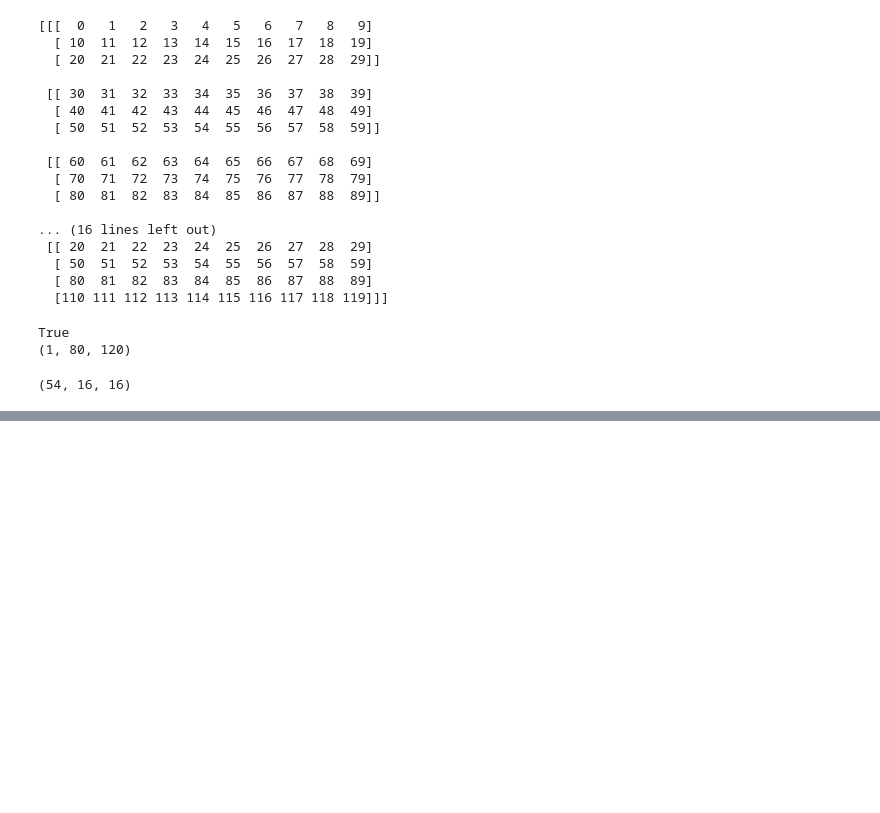
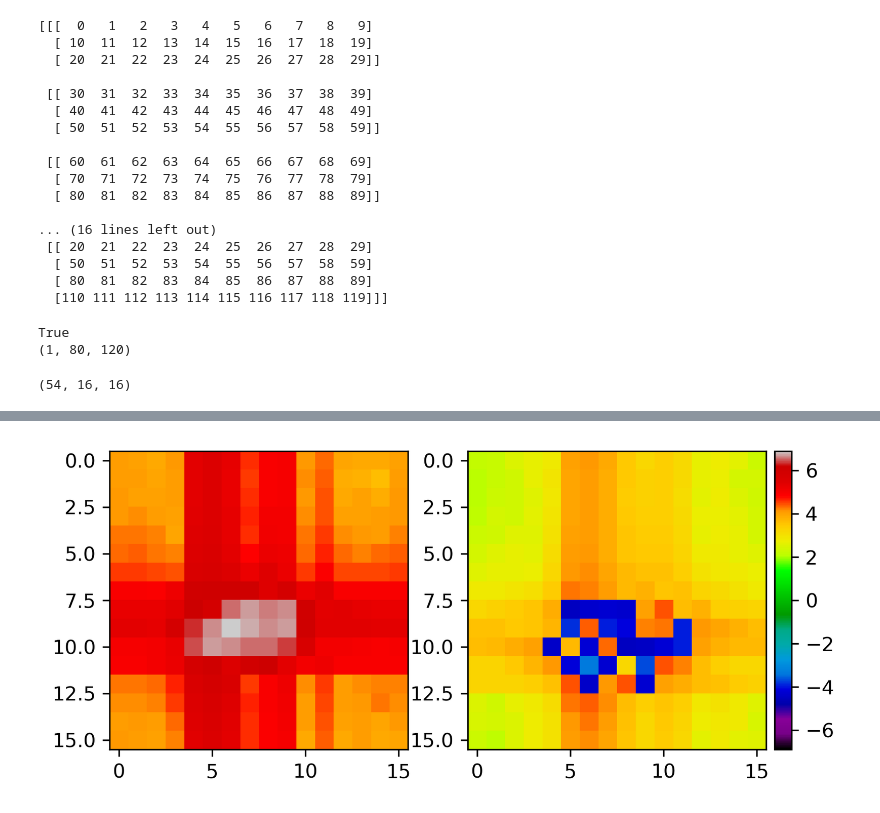
Before and after one commit to Xiao-JI-94158/BrukerParaVisionPostProcessing, a Jupyter notebook: EpiFidReader.ipynb, the cells around one changed output, grey strips where cells are left out. Drawn from its saved outputs; the diff is of its cells as text; code cells hidden in the pictures; blank space fills up the shorter version.

```diff
--- a/EpiFidReader.ipynb
+++ b/EpiFidReader.ipynb
@@ -136,0 +150,42 @@ plt.show()
+# %%
+
+def _generate_signum_matrix(data):
+    signum_tensor = copy.deepcopy(data)
+    signum_tensor = np.where(signum_tensor >=  1,  1, signum_tensor)
+    signum_tensor = np.where(signum_tensor <= -1, -1, signum_tensor)
+    signum_tensor = np.where( ((-1<signum_tensor)&(signum_tensor <1)), 0, signum_tensor)
+    return signum_tensor
+
+def _homogenize_data_log(data, log_base=10):
+    signum_tensor = _generate_signum_matrix(data)
+    if log_base == 10:
+        homogenized_data = np.log10(np.abs(data)) * signum_tensor
+    elif log_base == 2:
+        homogenized_data = np.log2(np.abs(data)) * signum_tensor
+    else:
+        homogenized_data = np.emath.logn(base=log_base, array=np.abs(data))
+
+    return homogenized_data
+
+
+
+
+homogenized_inhouse = _homogenize_data_log(inhouse_recon)
+homogenized_bruker = _homogenize_data_log(bruker_recon)
+
+
+data = np.array([homogenized_inhouse,homogenized_bruker])
+extremum = np.max(data)
+
+fig, axes = plt.subplots(nrows=1, ncols=2, dpi=300)
+for pos, ax in enumerate(axes.flat):
+    im = ax.imshow(data[pos], vmin=-1*extremum, vmax=extremum, cmap='nipy_spectral')
+
+
+cax = fig.add_axes([ax.get_position().x1+0.01,ax.get_position().y0,0.02,ax.get_position().height])
+
+fig.colorbar(im, cax=cax, fraction=0.016, pad=0.00)
+
+plt.show()
+# %% [output]
+[figure, added]
```
Also changed, not shown: parts of 2 cells of this notebook.
